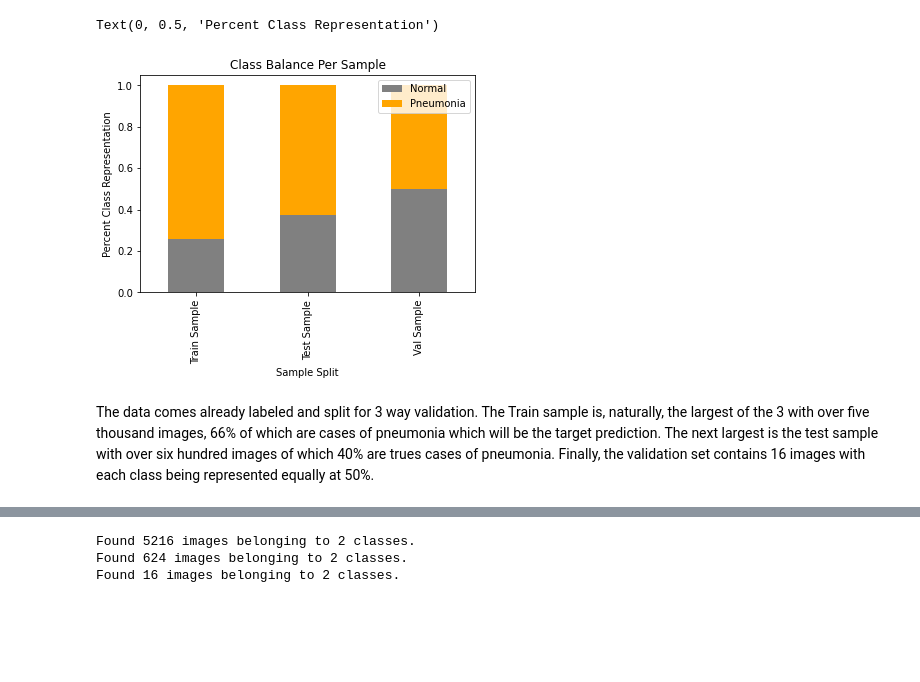
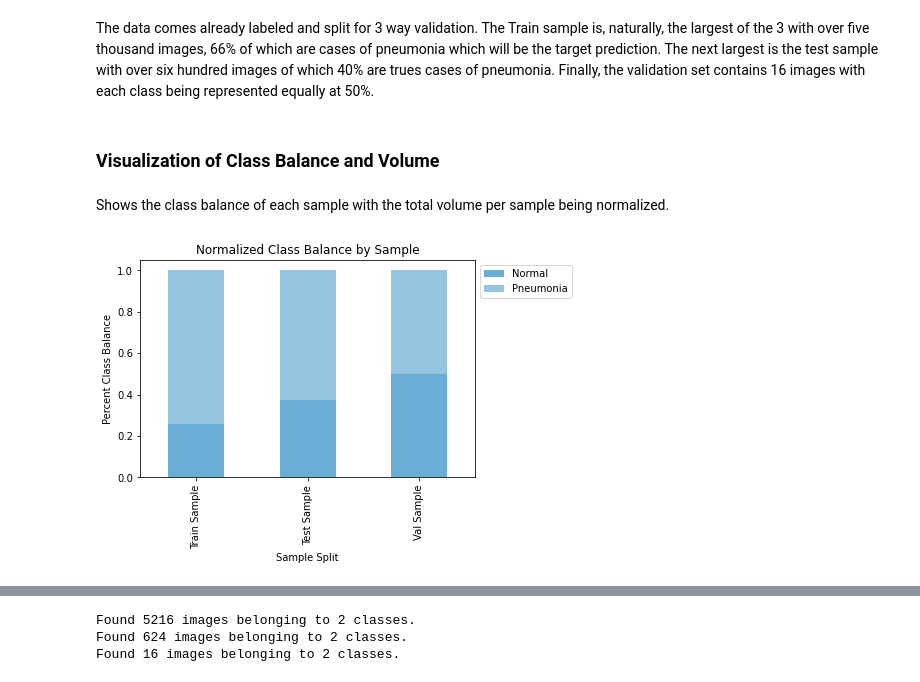
Before and after one commit to Zeth-Abney/Flatiron-school, a Jupyter notebook: phase-4/PROJECT/eda.ipynb, the cells around one changed output, grey strips where cells are left out. Drawn from its saved outputs; the diff is of its cells as text; code cells hidden in the pictures; blank space fills up the shorter version.

```diff
--- a/phase-4/PROJECT/eda.ipynb
+++ b/phase-4/PROJECT/eda.ipynb
@@ -36,18 +54,27 @@ class_balance_df
-# %%
-import matplotlib.pyplot as plt
-
-# normalize data as percentage and rotate for plotting
-class_balance_normalized = class_balance_df.T.apply(lambda x: x/x.sum(), axis=1)
-
-# create stacked bar chart for students DataFrame
-class_balance_normalized.plot(kind='bar', stacked=True, color=['gray', 'orange',])
-
-# Add Title and Labels
-plt.title('Class Balance Per Sample')
-plt.xlabel('Sample Split')
-plt.ylabel('Percent Class Representation')
-# %% [output]
-Text(0, 0.5, 'Percent Class Representation')
-[figure, removed]
 # %% [markdown]
 The data comes already labeled and split for 3 way validation. The Train sample is, naturally, the largest of the 3 with over five thousand images, 66% of which are cases of pneumonia which will be the target prediction. The next largest is the test sample with over six hundred images of which 40% are trues cases of pneumonia. Finally, the validation set contains 16 images with each class being represented equally at 50%.
+# %% [markdown]
+### Visualization of Class Balance and Volume
+# %% [markdown]
+Shows the class balance of each sample with the total volume per sample being normalized.
+# %%
+# Create colors
+blues = plt.cm.Blues
+
+# normalize data as percentage and rotate for plotting
+class_balance_normalized = class_balance_df.iloc[:-1,:].T.apply(lambda x: x/x.sum(), axis=1)
+
+# create stacked bar chart for students DataFrame
+class_balance_normalized.plot(kind='bar', stacked=True, color=[blues(0.5), blues(0.4)])
+
+# Add Title and Labels
+plt.title('Normalized Class Balance by Sample')
+plt.xlabel('Sample Split')
+plt.ylabel('Percent Class Balance')
+
+plt.legend(bbox_to_anchor=(1, 1))
+
+
+plt.show()
+# %% [output]
+[figure, added]
```
Also changed, not shown: parts of 67 cells of this notebook, 2 other files.
